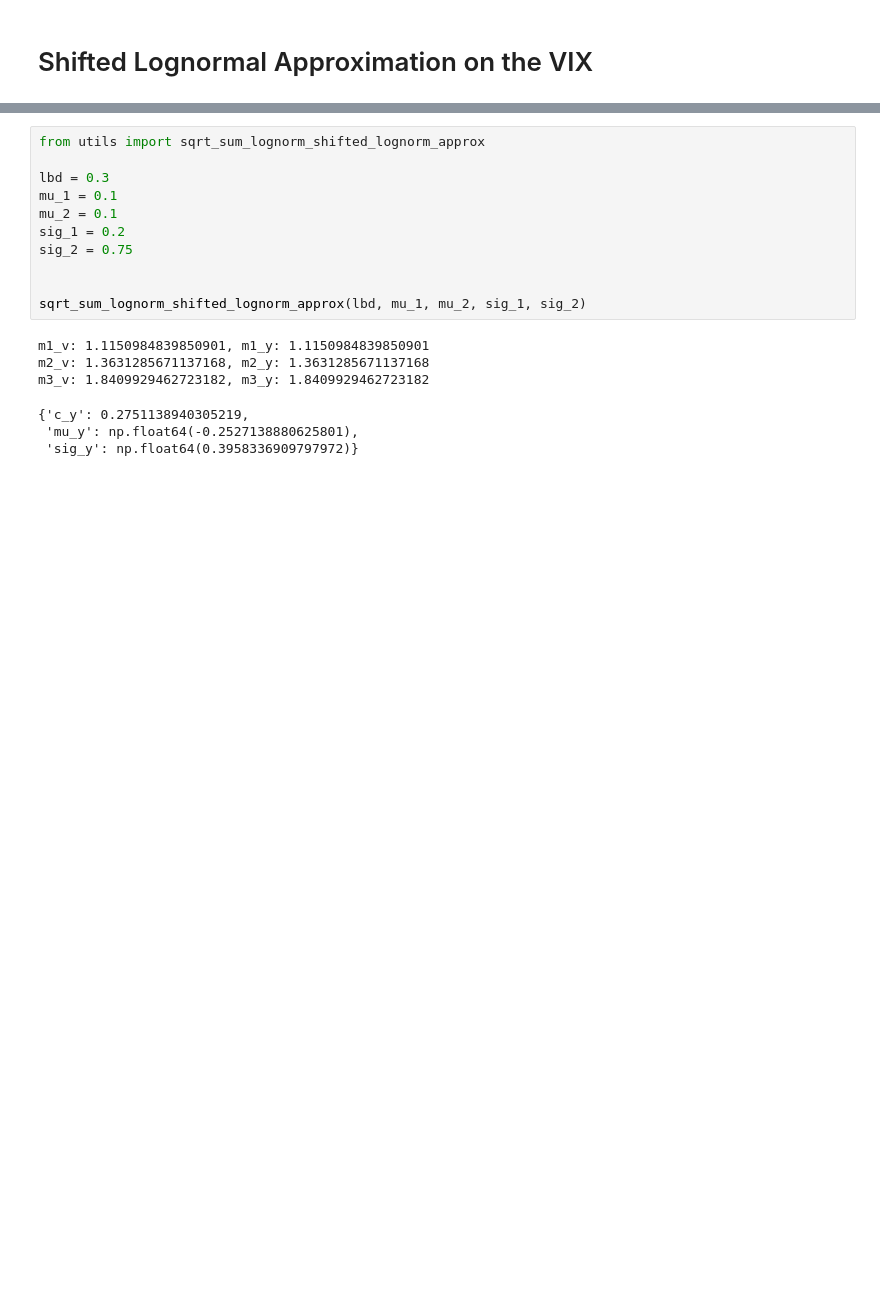
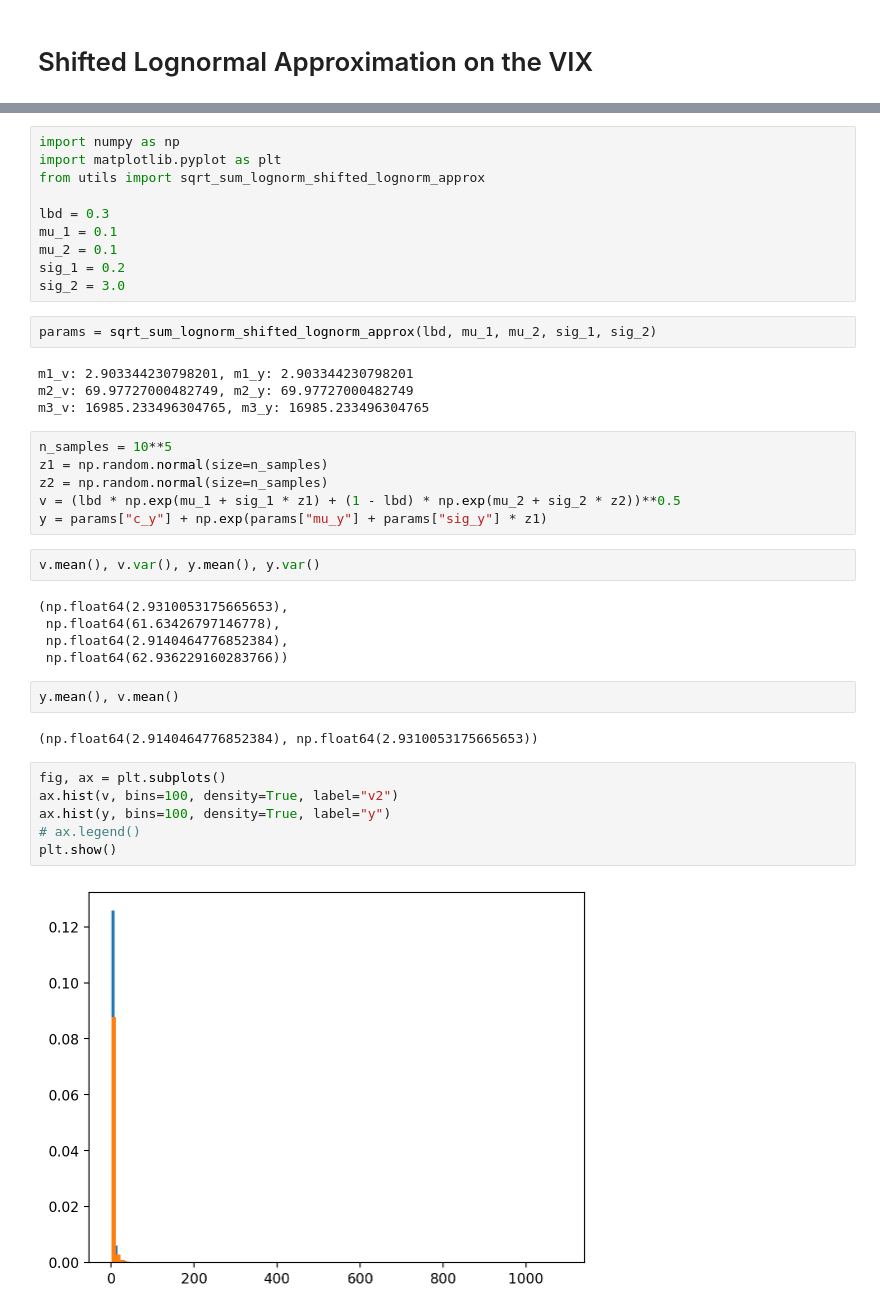
Before and after one commit to fbourgey/rough-bergomi, a Jupyter notebook: lognormal_approx.ipynb, the cells around one changed output, grey strips where cells are left out. Drawn from its saved outputs; the diff is of its cells as text; blank space fills up the shorter version.

```diff
--- a/lognormal_approx.ipynb
+++ b/lognormal_approx.ipynb
@@ -183,20 +188,43 @@ $$
     m_2 = \lambda e^{\mu_1 + \frac{\sigma_1^2}{2}} + (1 - \lambda) e^{\mu_2 + \frac{\sigma_2^2}{2}}
 $$
 # %%
+import numpy as np
+import matplotlib.pyplot as plt
 from utils import sqrt_sum_lognorm_shifted_lognorm_approx
 
 lbd = 0.3
 mu_1 = 0.1
 mu_2 = 0.1
 sig_1 = 0.2
-sig_2 = 0.75
-
-
-sqrt_sum_lognorm_shifted_lognorm_approx(lbd, mu_1, mu_2, sig_1, sig_2)
+sig_2 = 3.0
-# %% [output]
-m1_v: 1.1150984839850901, m1_y: 1.1150984839850901
-m2_v: 1.3631285671137168, m2_y: 1.3631285671137168
-m3_v: 1.8409929462723182, m3_y: 1.8409929462723182
-{'c_y': 0.2751138940305219,
- 'mu_y': np.float64(-0.2527138880625801),
- 'sig_y': np.float64(0.3958336909797972)}
+# %%
+params = sqrt_sum_lognorm_shifted_lognorm_approx(lbd, mu_1, mu_2, sig_1, sig_2)
+# %% [output]
+m1_v: 2.903344230798201, m1_y: 2.903344230798201
+m2_v: 69.97727000482749, m2_y: 69.97727000482749
+m3_v: 16985.233496304765, m3_y: 16985.233496304765
+# %%
+n_samples = 10**5
+z1 = np.random.normal(size=n_samples)
+z2 = np.random.normal(size=n_samples)
+v = (lbd * np.exp(mu_1 + sig_1 * z1) + (1 - lbd) * np.exp(mu_2 + sig_2 * z2))**0.5
+y = params["c_y"] + np.exp(params["mu_y"] + params["sig_y"] * z1)
+# %%
+v.mean(), v.var(), y.mean(), y.var()
+# %% [output]
+(np.float64(2.9310053175665653),
+ np.float64(61.63426797146778),
+ np.float64(2.9140464776852384),
+ np.float64(62.936229160283766))
+# %%
+y.mean(), v.mean()
+# %% [output]
+(np.float64(2.9140464776852384), np.float64(2.9310053175665653))
+# %%
+fig, ax = plt.subplots()
+ax.hist(v, bins=100, density=True, label="v2")
+ax.hist(y, bins=100, density=True, label="y")
+# ax.legend()
+plt.show()
+# %% [output]
+[figure, added]
```
Also changed, not shown: parts of 1 cell of this notebook, 14 other files.
